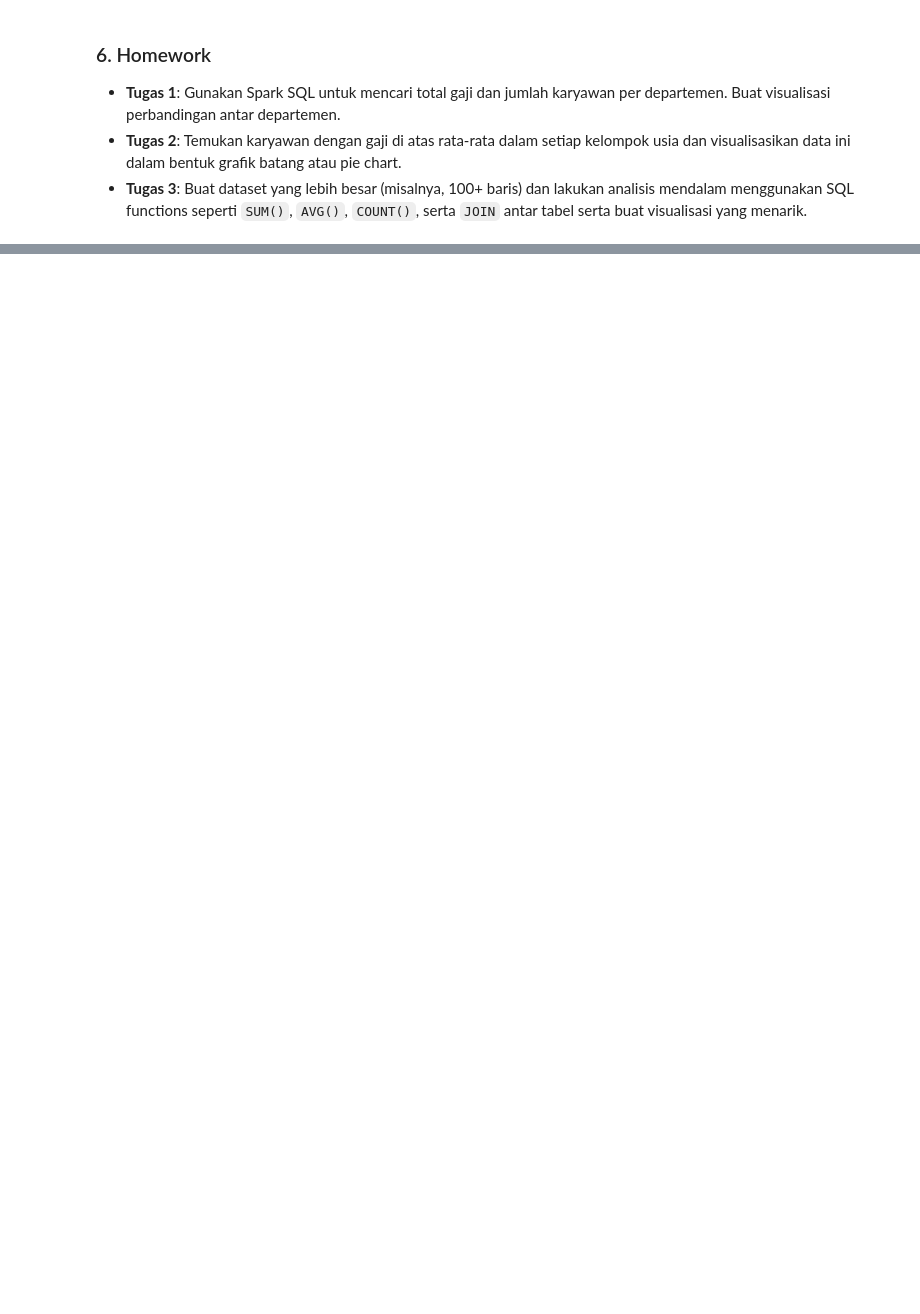
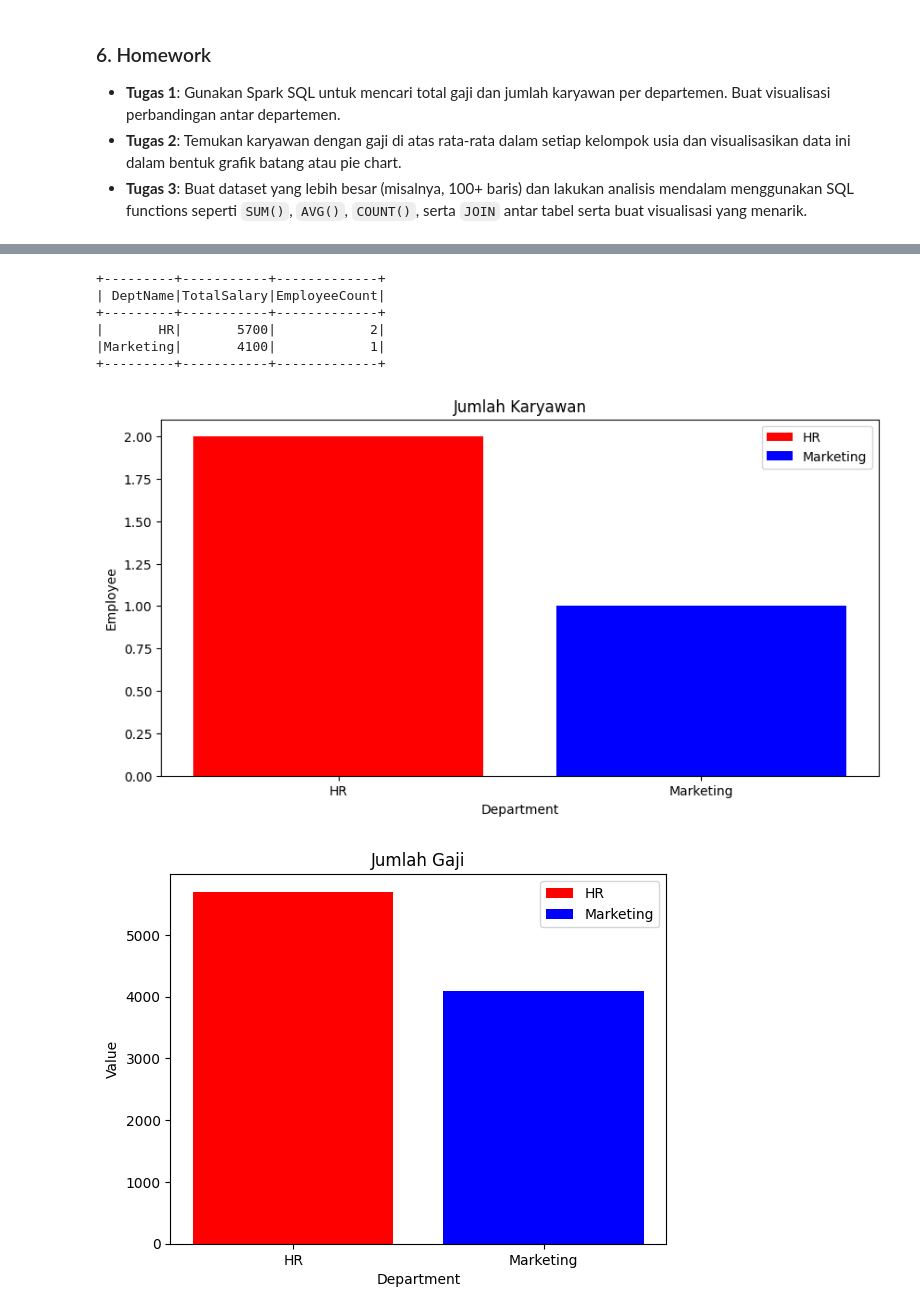
Before and after one commit to stanislausarvaa/Praktikum-Big-Data, a Jupyter notebook: Copy_of_Hands_On_Pertemuan_9.ipynb, the cells around one changed output, grey strips where cells are left out. Saved outputs shown, nothing was run; the diff lists cells and outputs as text; code cells hidden in the pictures; blank space fills up the shorter version.

```diff
--- a/Copy_of_Hands_On_Pertemuan_9.ipynb
+++ b/Copy_of_Hands_On_Pertemuan_9.ipynb
@@ -303,0 +169,35 @@ NameError: name 'spark' is not defined
+# %%
+dept_stats = spark.sql("""
+    SELECT d.DeptName, SUM(e.Salary) AS TotalSalary, COUNT(*) AS EmployeeCount
+    FROM employees e
+    JOIN departments d ON e.DeptId = d.DeptId
+    GROUP BY d.DeptName
+    """)
+
+dept_stats.show()
+dept_stats_pd = dept_stats.toPandas()
+
+import matplotlib.pyplot as plt
+plt.figure(figsize=(10, 5))
+plt.bar(dept_stats_pd['DeptName'], dept_stats_pd['EmployeeCount'], label=['HR','Marketing'], color=['red','blue'])
+plt.xlabel('Department')
+plt.ylabel('Employee')
+plt.title('Jumlah Karyawan')
+plt.legend()
+plt.show()
+
+plt.bar(dept_stats_pd['DeptName'], dept_stats_pd['TotalSalary'], label=['HR','Marketing'], color=['red','blue'])
+plt.xlabel('Department')
+plt.ylabel('Value')
+plt.title('Jumlah Gaji')
+plt.legend()
+plt.show()
+# %% [output]
++---------+-----------+-------------+
+| DeptName|TotalSalary|EmployeeCount|
++---------+-----------+-------------+
+|       HR|       5700|            2|
+|Marketing|       4100|            1|
++---------+-----------+-------------+
+[figure, added]
+[figure, added]
```
Also changed, not shown: parts of 14 cells of this notebook.
